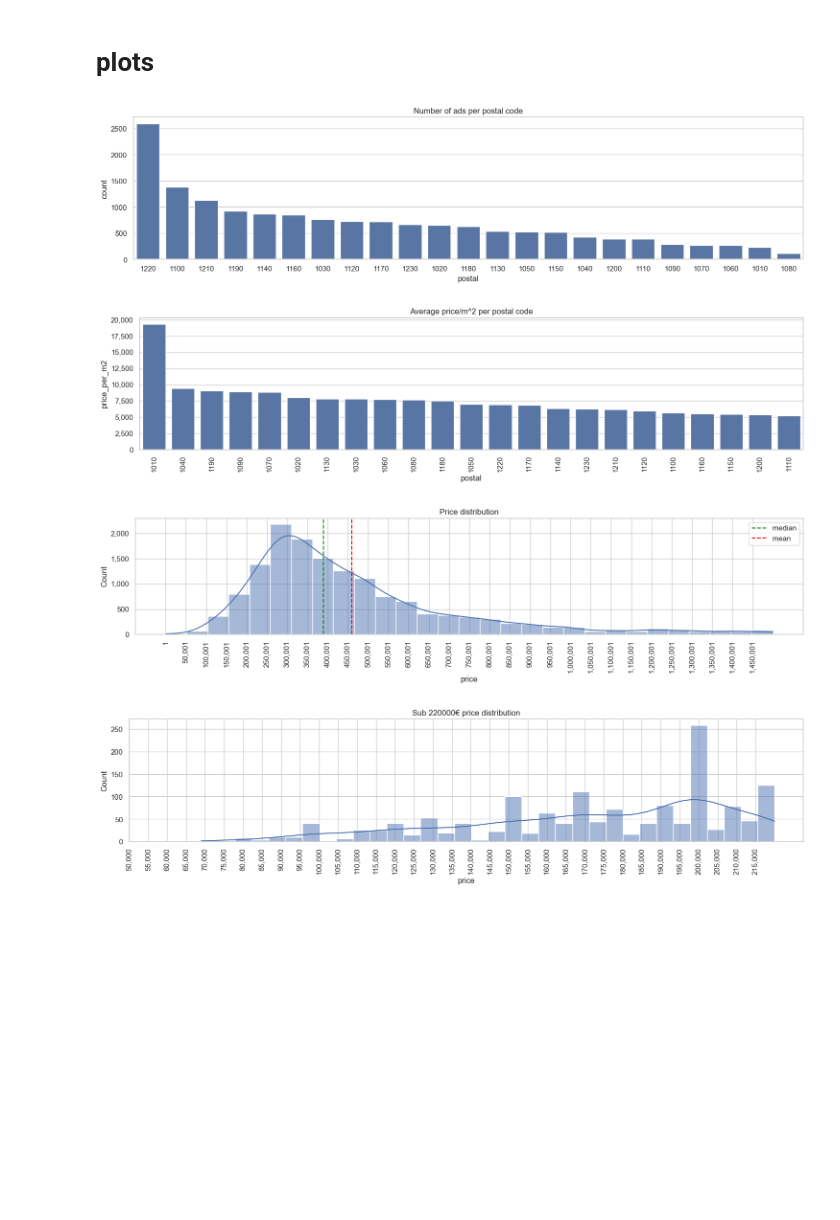
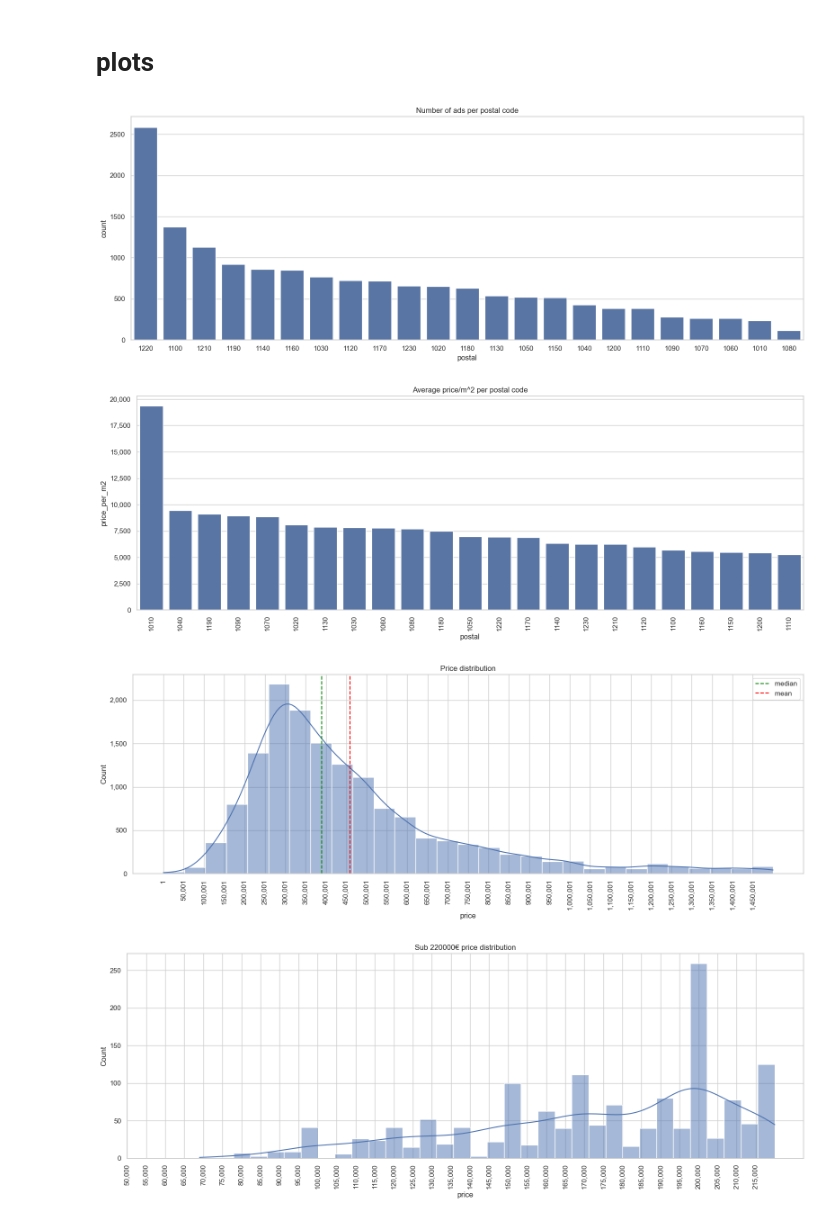
Before and after one commit to sueszli/will-wohnen, a Jupyter notebook: analysis.ipynb, the cells around one changed output. Cells and saved outputs as stored; diff of their text form; code cells hidden in the pictures; blank space fills up the shorter version.

```diff
--- a/analysis.ipynb
+++ b/analysis.ipynb
@@ -85,15 +85,15 @@ Name: num_rooms, dtype: float64
 # %%
 copy = df.copy()
 copy = copy[copy["postal"] != 0]
 copy.sort_values(by="price", ascending=False)
 
-plt.figure(figsize=(15, 4))
+plt.figure(figsize=(16,6))
 sns.countplot(x="postal", data=copy, order=copy["postal"].value_counts().index)
 plt.title("Number of ads per postal code")
 plt.tight_layout()
 plt.show()
 # %% [output]
-[figure, old version]
+[figure, new version]
 # %%
 copy = df.copy()
 copy["price_per_m2"] = copy["price"] / copy["m2"]
@@ -101,7 +101,7 @@ copy = copy[copy["postal"] != 0]
 copy = copy.groupby("postal")["price_per_m2"].mean().reset_index()
 copy = copy.sort_values(by="price_per_m2", ascending=False)
 
-plt.figure(figsize=(15, 4))
+plt.figure(figsize=(16,6))
 plt.gca().get_yaxis().set_major_formatter(plt.FuncFormatter(lambda x, _: format(int(x), ',')))
 sns.barplot(x="postal", y="price_per_m2", data=copy, order=copy["postal"])
 plt.xticks(rotation=90)
@@ -110,7 +110,7 @@ plt.title("Average price/m^2 per postal code")
 plt.tight_layout()
 plt.show()
 # %% [output]
-[figure, old version]
+[figure, new version]
 # %%
 copy = df.copy()
 
@@ -124,7 +124,7 @@ copy = copy[copy["price"] < maxval]
 step = 50_000
 num_buckets = int((maxval - minval) // step)
 
-plt.figure(figsize=(15, 4))
+plt.figure(figsize=(16,6))
 sns.histplot(copy["price"], bins=num_buckets, kde=True)
 plt.gca().get_xaxis().set_major_formatter(plt.FuncFormatter(lambda x, _: format(int(x), ',')))
 plt.gca().get_yaxis().set_major_formatter(plt.FuncFormatter(lambda x, _: format(int(x), ',')))
@@ -137,7 +137,7 @@ plt.legend(loc='upper right')
 plt.tight_layout()
 plt.show()
 # %% [output]
-[figure, old version]
+[figure, new version]
 # %%
 copy = df.copy()
 
@@ -151,7 +151,7 @@ copy = copy[copy["price"] < maxval]
 step = 5_000
 num_buckets = int((maxval - minval) // step)
 
-plt.figure(figsize=(15, 4))
+plt.figure(figsize=(16,6))
 sns.histplot(copy["price"], bins=num_buckets, kde=True)
 plt.gca().get_xaxis().set_major_formatter(plt.FuncFormatter(lambda x, _: format(int(x), ',')))
 plt.xticks(np.arange(minval, maxval, step), rotation=90)
@@ -160,4 +160,4 @@ plt.title(f"Sub {maxval}€ price distribution")
 plt.tight_layout()
 plt.show()
 # %% [output]
-[figure, old version]
+[figure, new version]
```
